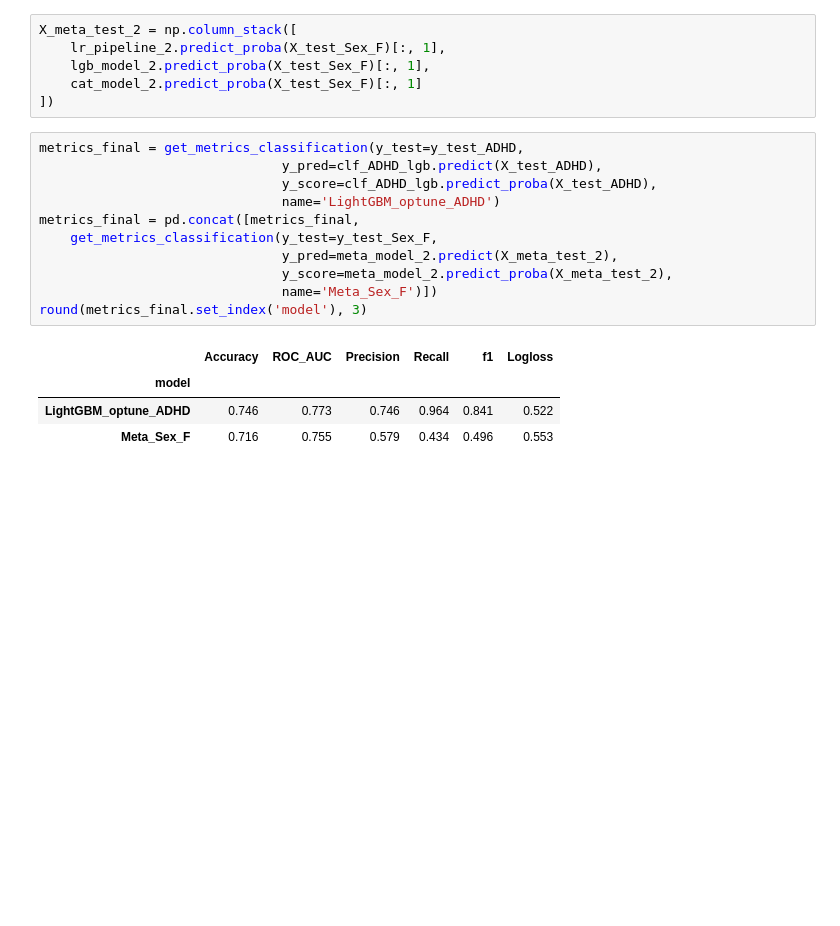
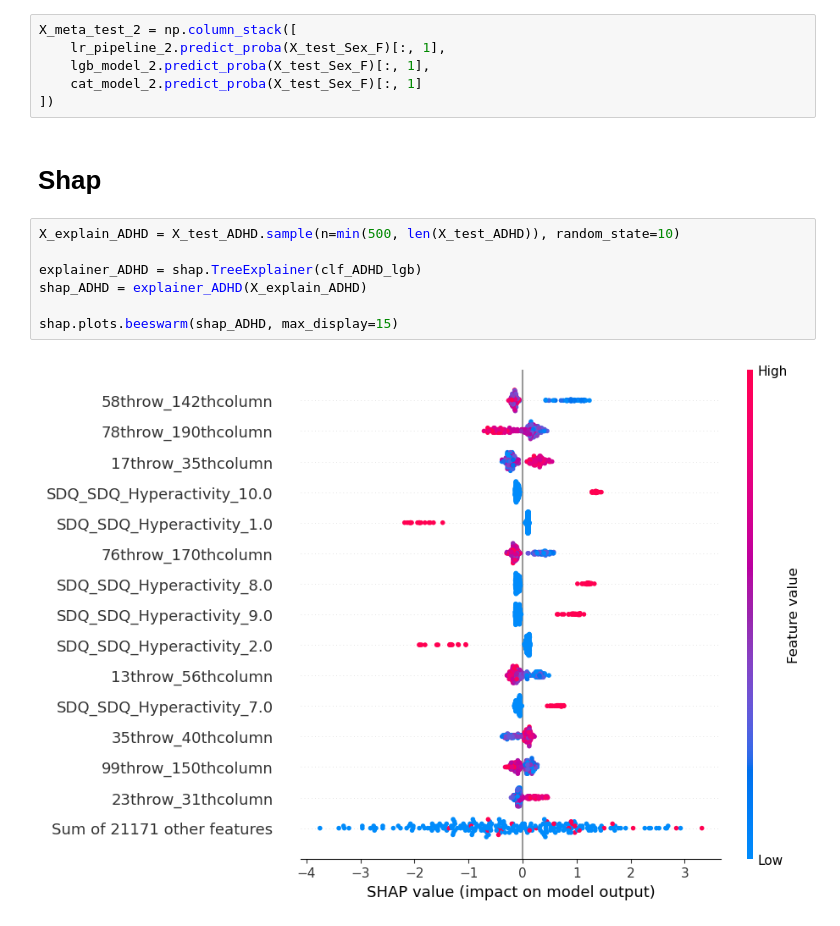
Before and after one commit to lelaalena99/widsdatathon2025, a Jupyter notebook: 4_tuning.ipynb, the cells around one changed output. Drawn from its saved outputs; the diff is of its cells as text; blank space fills up the shorter version.

```diff
--- a/4_tuning.ipynb
+++ b/4_tuning.ipynb
@@ -1490,19 +1478,14 @@ X_meta_test_2 = np.column_stack([
     lgb_model_2.predict_proba(X_test_Sex_F)[:, 1],
     cat_model_2.predict_proba(X_test_Sex_F)[:, 1]
 ])
-# %%
-metrics_final = get_metrics_classification(y_test=y_test_ADHD,
-                               y_pred=clf_ADHD_lgb.predict(X_test_ADHD),
-                               y_score=clf_ADHD_lgb.predict_proba(X_test_ADHD),
-                               name='LightGBM_optune_ADHD')
-metrics_final = pd.concat([metrics_final,
-    get_metrics_classification(y_test=y_test_Sex_F,
-                               y_pred=meta_model_2.predict(X_meta_test_2),
-                               y_score=meta_model_2.predict_proba(X_meta_test_2),
-                               name='Meta_Sex_F')])
-round(metrics_final.set_index('model'), 3)
-# %% [output]
-|  | Accuracy | ROC_AUC | Precision | Recall | f1 | Logloss |
-| model |  |  |  |  |  |  |
-| LightGBM_optune_ADHD | 0.746 | 0.773 | 0.746 | 0.964 | 0.841 | 0.522 |
-| Meta_Sex_F | 0.716 | 0.755 | 0.579 | 0.434 | 0.496 | 0.553 |
+# %% [markdown]
+# Shap
+# %%
+X_explain_ADHD = X_test_ADHD.sample(n=min(500, len(X_test_ADHD)), random_state=10)
+
+explainer_ADHD = shap.TreeExplainer(clf_ADHD_lgb)
+shap_ADHD = explainer_ADHD(X_explain_ADHD)
+
+shap.plots.beeswarm(shap_ADHD, max_display=15)
+# %% [output]
+[figure, added]
```
Also changed, not shown: parts of 37 cells of this notebook, 1 other file.
